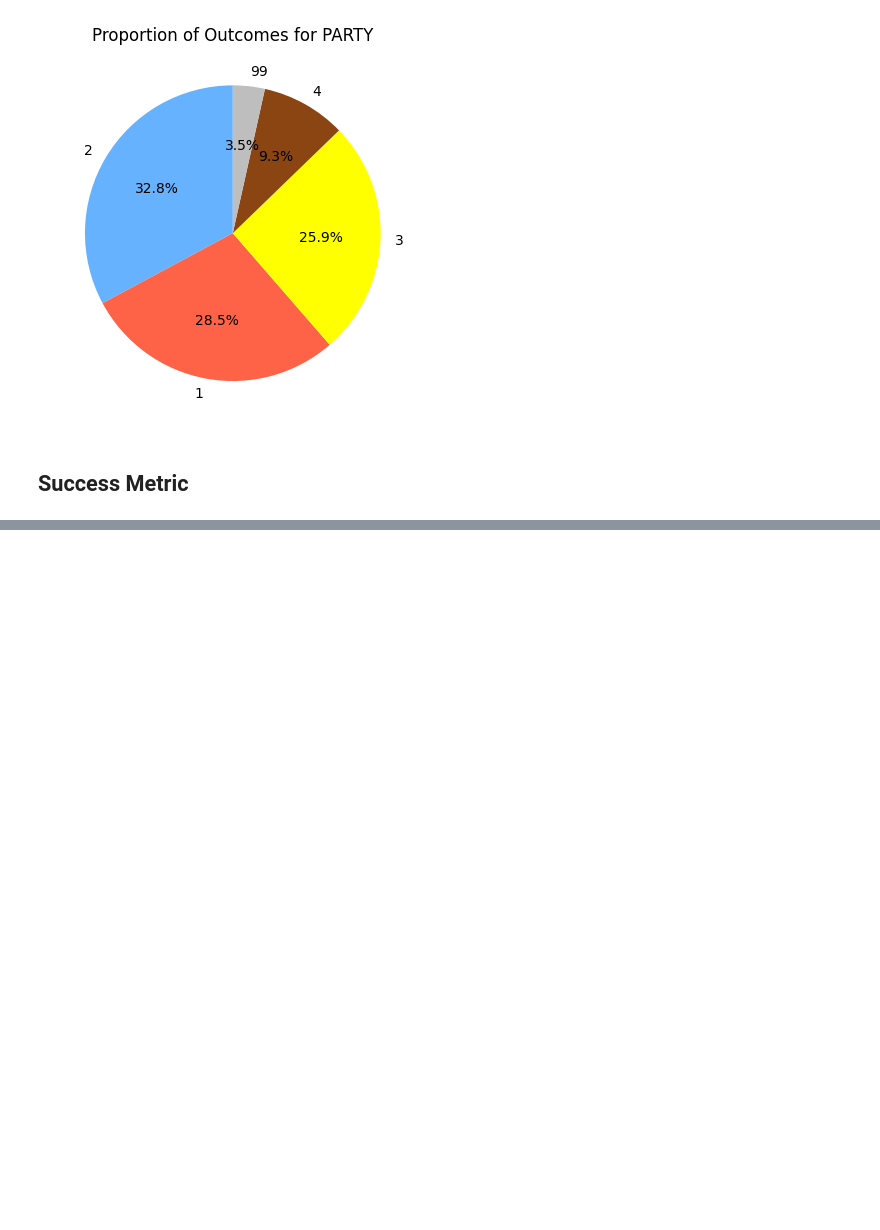
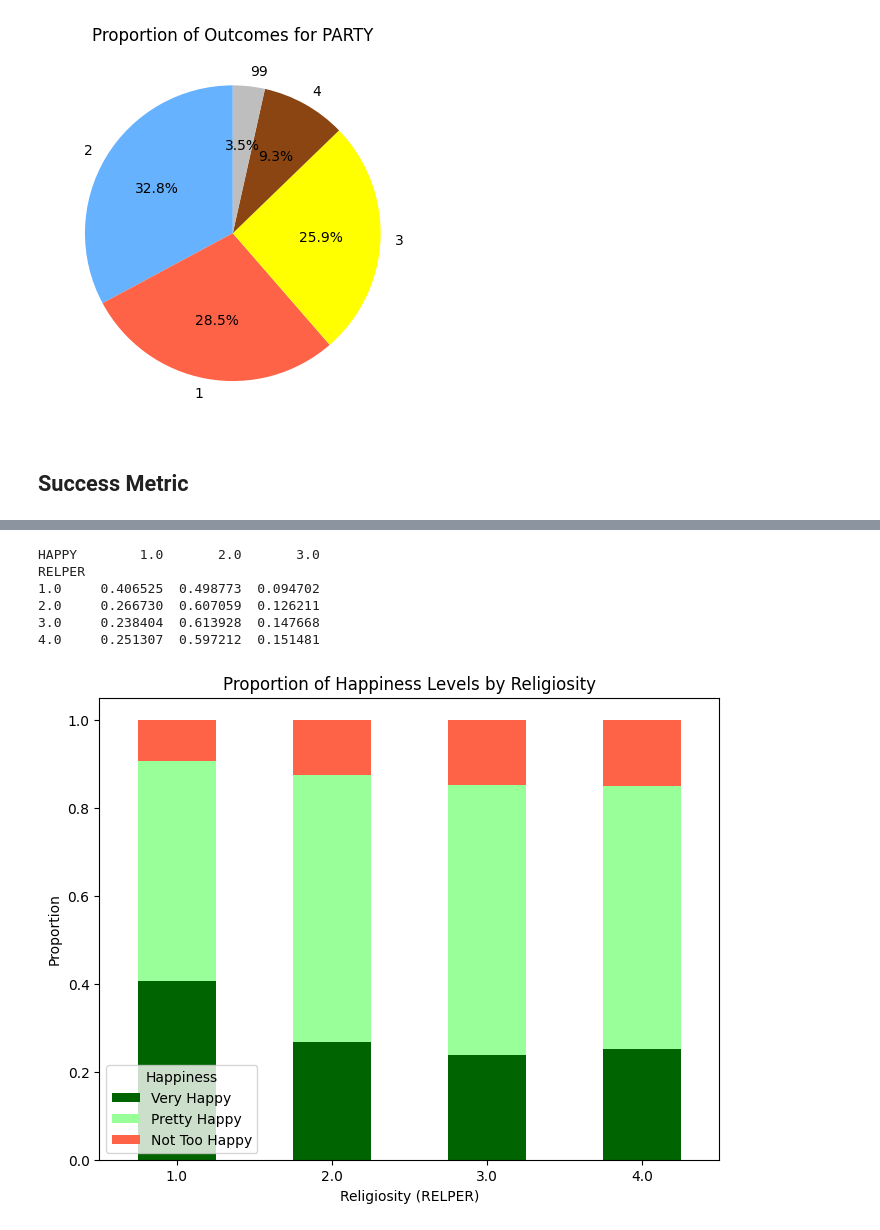
Before and after one commit to jak521/dsci441_project, a Jupyter notebook: code.ipynb, the cells around one changed output, grey strips where cells are left out. Drawn from its saved outputs; the diff is of its cells as text; code cells hidden in the pictures; blank space fills up the shorter version.

```diff
--- a/code.ipynb
+++ b/code.ipynb
@@ -466,0 +609,24 @@ df_exclude_refused['SUCCESS'] = df_exclude_refused['INC_SDT1'] + df_exclude_refu
+# %%
+contingency_table_HAPPY = pd.crosstab(df_exclude_refused['RELPER'], df_exclude_refused['HAPPY'])
+
+# Normalize the contingency table to get proportions
+proportion_table_HAPPY = contingency_table_HAPPY.div(contingency_table_HAPPY.sum(axis=1), axis=0)
+print(proportion_table_HAPPY)
+# %% [output]
+HAPPY        1.0       2.0       3.0
+RELPER
+1.0     0.406525  0.498773  0.094702
+2.0     0.266730  0.607059  0.126211
+3.0     0.238404  0.613928  0.147668
+4.0     0.251307  0.597212  0.151481
+# %%
+# Create a stacked bar chart to visualize the proportions
+proportion_table_HAPPY.plot(kind='bar', stacked=True, figsize=(8,6), color=['#006400', '#99FF99', '#FF6347'])
+plt.title('Proportion of Happiness Levels by Religiosity')
+plt.xlabel('Religiosity (RELPER)')
+plt.ylabel('Proportion')
+plt.xticks(rotation=0)
+plt.legend(title='Happiness', labels=['Very Happy', 'Pretty Happy', 'Not Too Happy'])
+plt.show()
+# %% [output]
+[figure, added]
```
Also changed, not shown: parts of 14 cells of this notebook.
